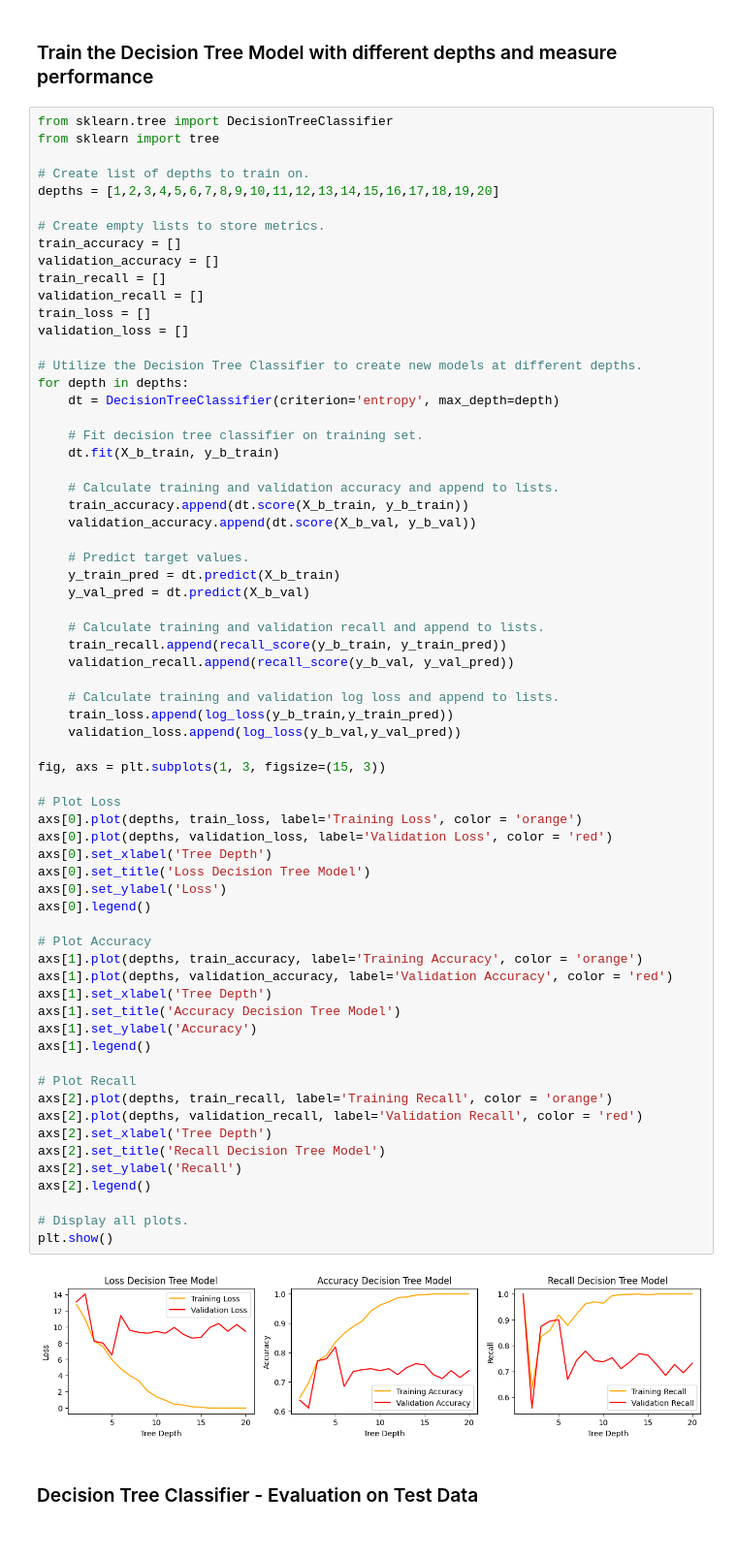
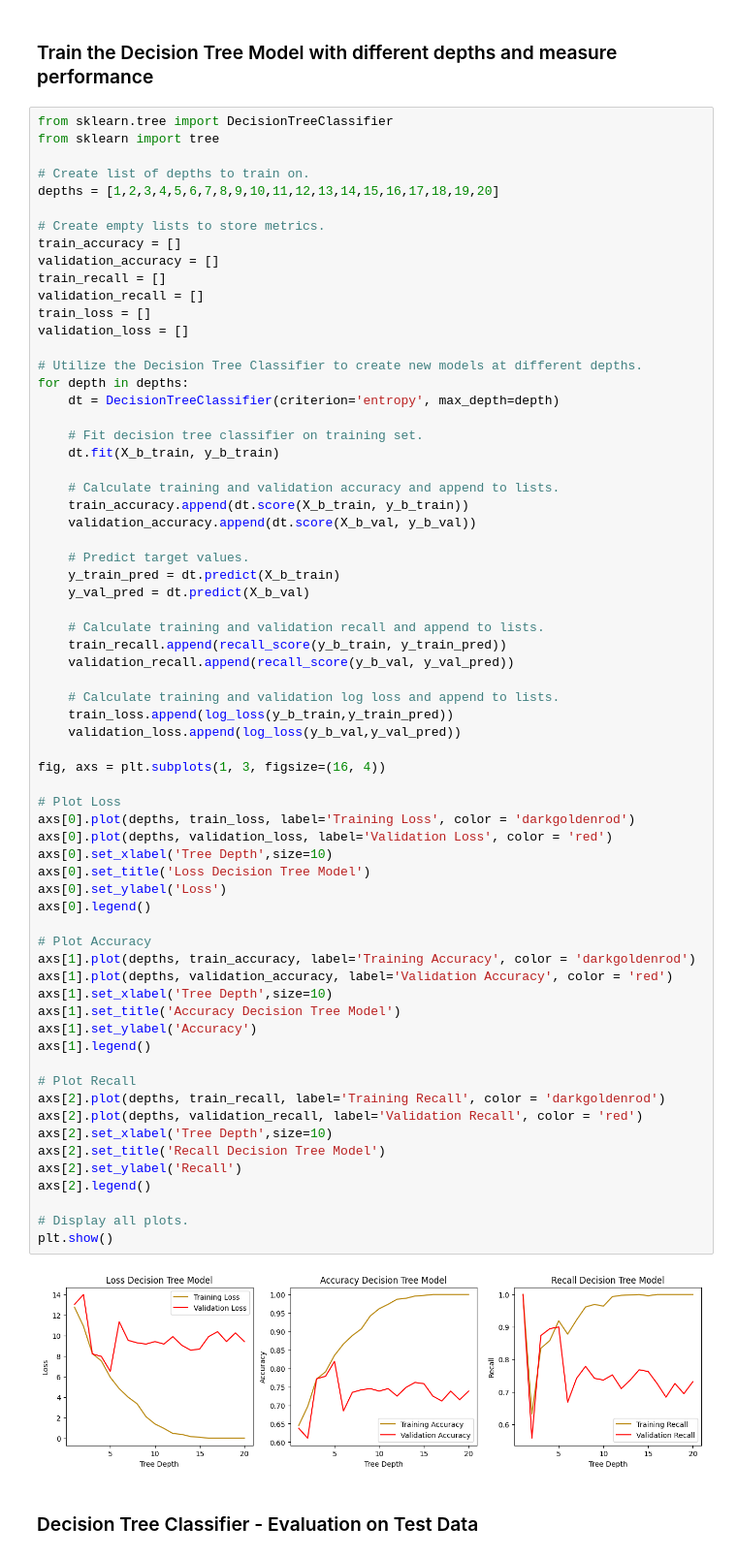
Before and after one commit to ivykamanchan/207_Final_Project, a Jupyter notebook: 03_Code/FINAL_207_final_project.ipynb, the cells around one changed output. Shown at 97% size. Drawn from its saved outputs; the diff is of its cells as text.

```diff
--- a/03_Code/FINAL_207_final_project.ipynb
+++ b/03_Code/FINAL_207_final_project.ipynb
@@ -959,41 +961,41 @@ for depth in depths:
     # Calculate training and validation recall and append to lists.
     train_recall.append(recall_score(y_b_train, y_train_pred))
     validation_recall.append(recall_score(y_b_val, y_val_pred))
 
     # Calculate training and validation log loss and append to lists.
     train_loss.append(log_loss(y_b_train,y_train_pred))
     validation_loss.append(log_loss(y_b_val,y_val_pred))
 
-fig, axs = plt.subplots(1, 3, figsize=(15, 3))
+fig, axs = plt.subplots(1, 3, figsize=(16, 4))
 
 # Plot Loss
-axs[0].plot(depths, train_loss, label='Training Loss', color = 'orange')
+axs[0].plot(depths, train_loss, label='Training Loss', color = 'darkgoldenrod')
 axs[0].plot(depths, validation_loss, label='Validation Loss', color = 'red')
-axs[0].set_xlabel('Tree Depth')
+axs[0].set_xlabel('Tree Depth',size=10)
 axs[0].set_title('Loss Decision Tree Model')
 axs[0].set_ylabel('Loss')
 axs[0].legend()
 
 # Plot Accuracy
-axs[1].plot(depths, train_accuracy, label='Training Accuracy', color = 'orange')
+axs[1].plot(depths, train_accuracy, label='Training Accuracy', color = 'darkgoldenrod')
 axs[1].plot(depths, validation_accuracy, label='Validation Accuracy', color = 'red')
-axs[1].set_xlabel('Tree Depth')
+axs[1].set_xlabel('Tree Depth',size=10)
 axs[1].set_title('Accuracy Decision Tree Model')
 axs[1].set_ylabel('Accuracy')
 axs[1].legend()
 
 # Plot Recall
-axs[2].plot(depths, train_recall, label='Training Recall', color = 'orange')
+axs[2].plot(depths, train_recall, label='Training Recall', color = 'darkgoldenrod')
 axs[2].plot(depths, validation_recall, label='Validation Recall', color = 'red')
-axs[2].set_xlabel('Tree Depth')
+axs[2].set_xlabel('Tree Depth',size=10)
 axs[2].set_title('Recall Decision Tree Model')
 axs[2].set_ylabel('Recall')
 axs[2].legend()
 
 # Display all plots.
 plt.show()
 # %% [output]
-[figure, old version]
+[figure, new version]
 # %% [markdown]
 ### Decision Tree Classifier - Evaluation on Test Data
 # %%
```
Also changed, not shown: parts of 2 cells of this notebook, 1 other file.
